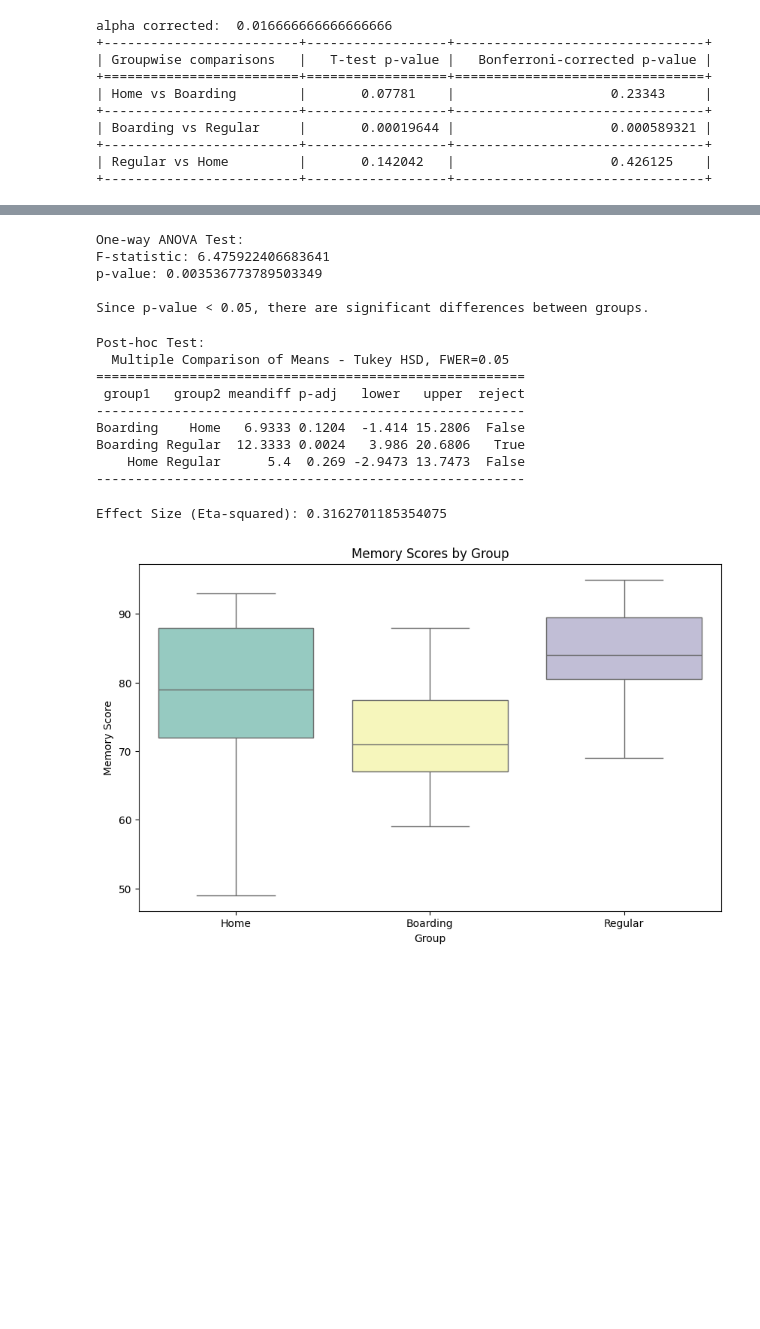
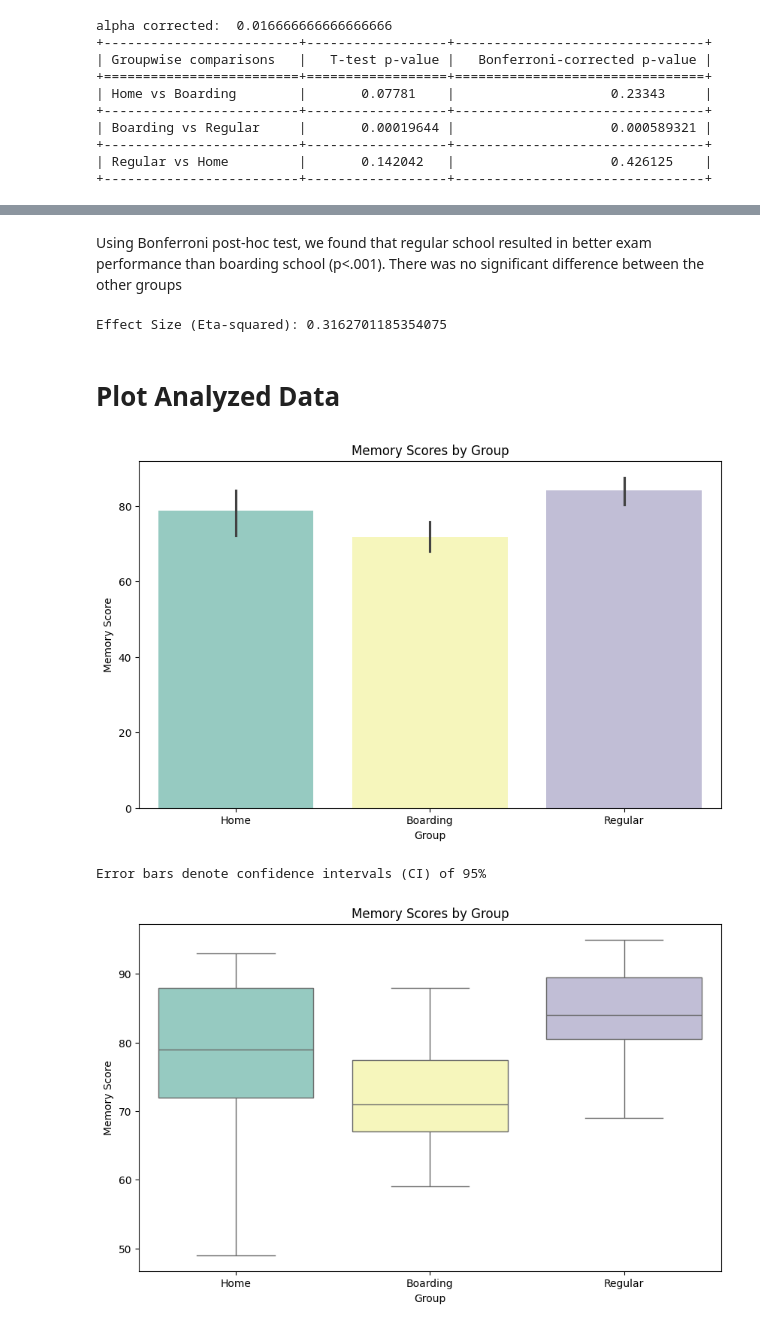
Before and after one commit to ROHIT32767/BRSM, a Jupyter notebook: Activities/ANOVA_Activity/code.ipynb, the cells around one changed output, grey strips where cells are left out. Drawn from its saved outputs; the diff is of its cells as text; code cells hidden in the pictures; blank space fills up the shorter version.

Commit message:
Memory scores done

```diff
--- a/Activities/ANOVA_Activity/code.ipynb
+++ b/Activities/ANOVA_Activity/code.ipynb
@@ -188,39 +230,22 @@ SpherResults(spher=True, W=0.9227681119421941, chi2=1.044905017549741, dof=2, pv
-# %%
-anova_result = f_oneway(data['Home'], data['Boarding'], data['Regular'])
-print("\nOne-way ANOVA Test:")
-print(f"F-statistic: {anova_result.statistic}")
-print(f"p-value: {anova_result.pvalue}")
-
-# Choose appropriate test
-if anova_result.pvalue < 0.05:
-    print("\nSince p-value < 0.05, there are significant differences between groups.")
-    # You may proceed with post-hoc tests if necessary
-else:
-    print("\nNo significant differences between groups.")
-# %% [output]
-One-way ANOVA Test:
-F-statistic: 6.475922406683641
-p-value: 0.003536773789503349
-
-Since p-value < 0.05, there are significant differences between groups.
-# %%
-if anova_result.pvalue < 0.05:
-    posthoc = pairwise_tukeyhsd(data.melt()['value'], data.melt()['variable'], alpha=0.05)
-    print("\nPost-hoc Test:")
-    print(posthoc)
-# %% [output]
-Post-hoc Test:
-  Multiple Comparison of Means - Tukey HSD, FWER=0.05
-=======================================================
- group1   group2 meandiff p-adj   lower   upper  reject
--------------------------------------------------------
-Boarding    Home   6.9333 0.1204  -1.414 15.2806  False
-Boarding Regular  12.3333 0.0024   3.986 20.6806   True
-    Home Regular      5.4  0.269 -2.9473 13.7473  False
--------------------------------------------------------
+# %% [markdown]
+Using Bonferroni post-hoc test, we found that regular school resulted in better exam performance than boarding school (p<.001). There was no significant difference between the other groups
 # %%
 effect_size = anova_result.statistic / (anova_result.statistic + (len(data) - 1))
 print("\nEffect Size (Eta-squared):", effect_size)
 # %% [output]
 Effect Size (Eta-squared): 0.3162701185354075
+# %% [markdown]
+# Plot Analyzed Data
+# %%
+data_melted = pd.melt(data)
+plt.figure(figsize=(10, 6))
+sns.barplot(x='variable', y='value', data=data_melted, errorbar=('ci', 95), hue='variable', palette="Set3")
+plt.title('Memory Scores by Group')
+plt.xlabel('Group')
+plt.ylabel('Memory Score')
+plt.show()
+print("Error bars denote confidence intervals (CI) of 95%")
+# %% [output]
+[figure, added]
+Error bars denote confidence intervals (CI) of 95%
 # %%
```
Also changed, not shown: parts of 21 cells of this notebook.
